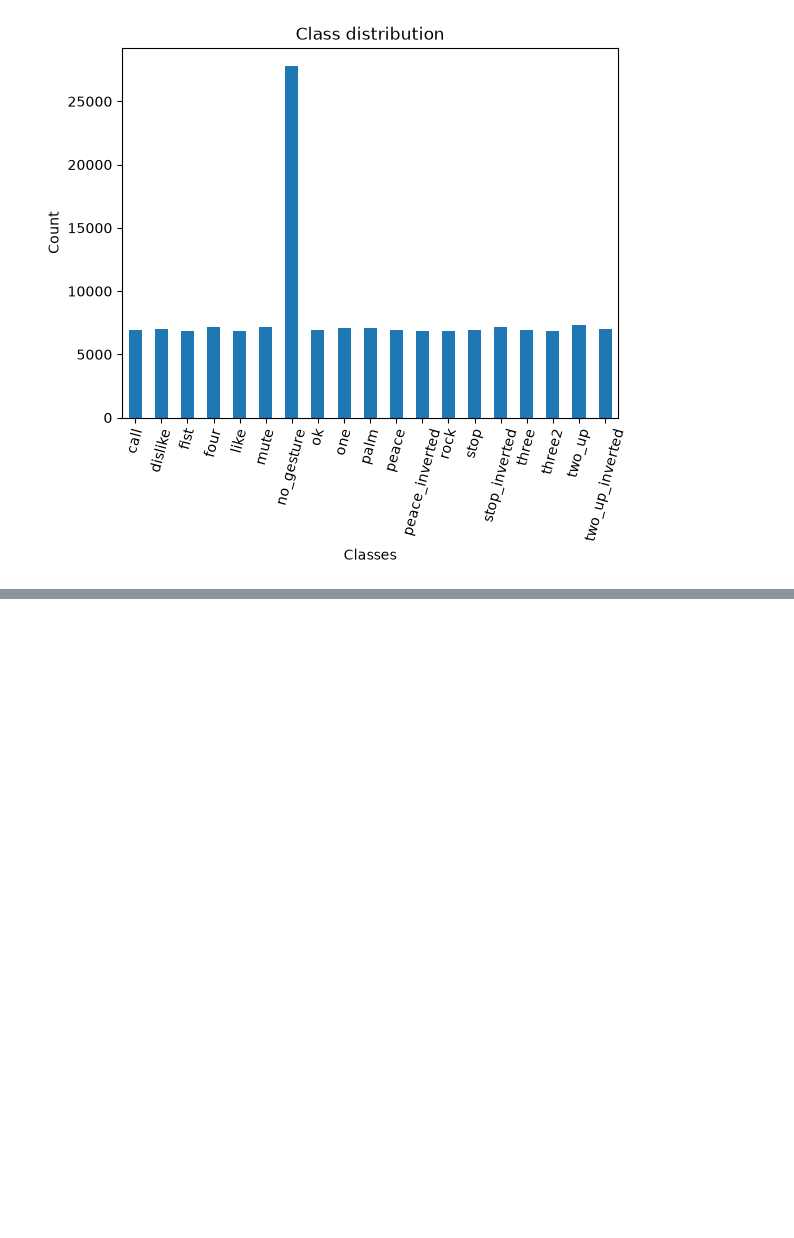
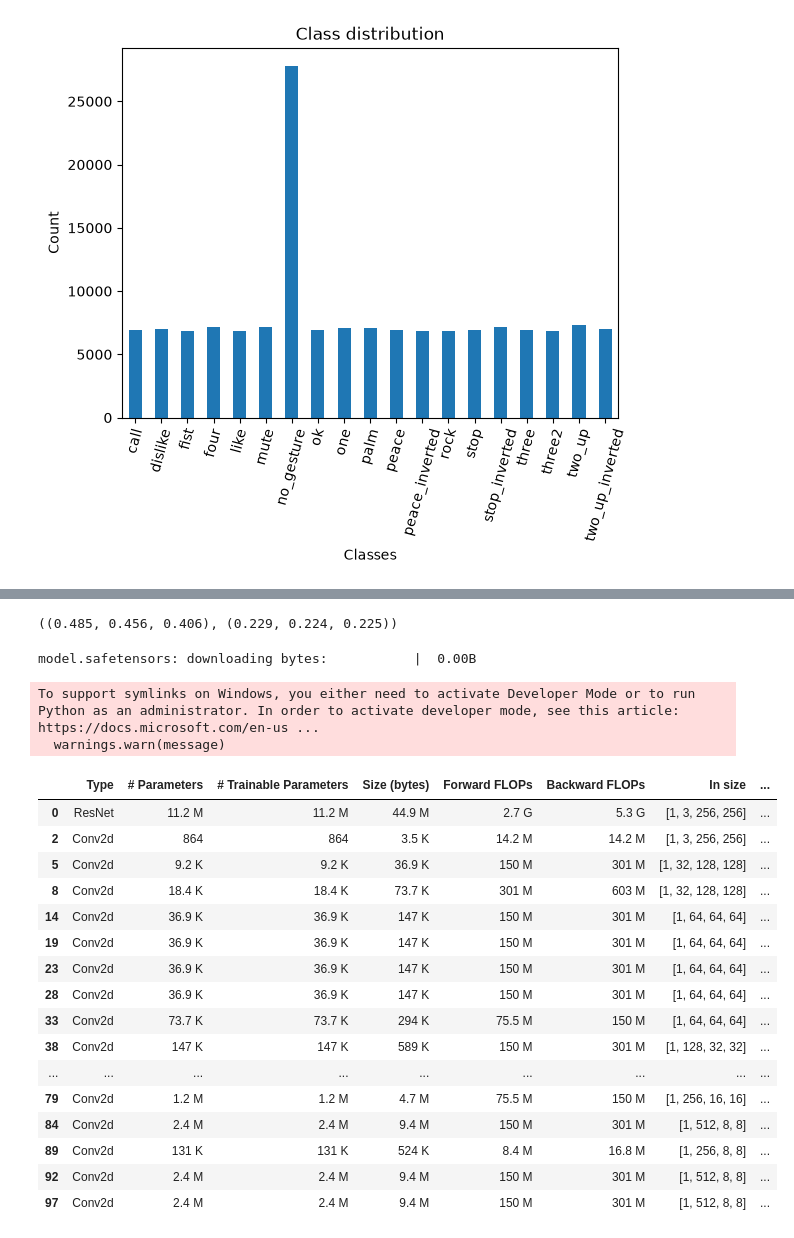
Before and after one commit to HarrisonWilliams123/Image-Classifier, a Jupyter notebook: imageclassifier.ipynb, the cells around one changed output, grey strips where cells are left out. Saved outputs shown, nothing was run; the diff lists cells and outputs as text; code cells hidden in the pictures; blank space fills up the shorter version.

```diff
--- a/imageclassifier.ipynb
+++ b/imageclassifier.ipynb
@@ -222,0 +298,52 @@ plt.show()
+# %%
+#Retrieve normalization statistics (mean and std) specific to the pretrained model
+mean, std = model_cfg['mean'], model_cfg['std']
+norm_stats = (mean, std)
+norm_stats
+# %% [output]
+((0.485, 0.456, 0.406), (0.229, 0.224, 0.225))
+# %%
+#Create a pretrained ResNet model with the number of output classes equal to the number of class names
+#'timm.create_model' function automatically downloads and initializes the pretrained weights
+model = timm.create_model(f'{base_model}.{version}', pretrained=True, num_classes=len(class_names))
+
+#Set the device and data type for the model
+model = model.to(device=device, dtype=dtype)
+
+#Add attributes to store the device and model name for later reference
+model.device = device
+model.name = f'{base_model}.{version}'
+# %% [output]
+model.safetensors: downloading bytes:           |  0.00B
+To support symlinks on Windows, you either need to activate Developer Mode or to run Python as an administrator. In order to activate developer mode, see this article: https://docs.microsoft.com/en-us ...
+  warnings.warn(message)
+# %%
+#Define the input to the model
+test_inp = torch.randn(1, 3, 256, 256).to(device)
+
+#Get a summary of the model as a Pandas DataFrame
+summary_df = markdown_to_pandas(f"{get_module_summary(model, [test_inp])}")
+
+#Filter the summary to only contain Conv2d layers and the model
+summary_df = summary_df[(summary_df.index == 0) | (summary_df['Type'] == 'Conv2d')]
+
+#Remove the column "Contains Uninitialized Parameters?"
+summary_df.drop('Contains Uninitialized Parameters?', axis=1)
+# %% [output]
+|  | Type | # Parameters | # Trainable Parameters | Size (bytes) | Forward FLOPs | Backward FLOPs | In size | ... |
+| 0 | ResNet | 11.2 M | 11.2 M | 44.9 M | 2.7 G | 5.3 G | [1, 3, 256, 256] | ... |
+| 2 | Conv2d | 864 | 864 | 3.5 K | 14.2 M | 14.2 M | [1, 3, 256, 256] | ... |
+| 5 | Conv2d | 9.2 K | 9.2 K | 36.9 K | 150 M | 301 M | [1, 32, 128, 128] | ... |
+| 8 | Conv2d | 18.4 K | 18.4 K | 73.7 K | 301 M | 603 M | [1, 32, 128, 128] | ... |
+| 14 | Conv2d | 36.9 K | 36.9 K | 147 K | 150 M | 301 M | [1, 64, 64, 64] | ... |
+| 19 | Conv2d | 36.9 K | 36.9 K | 147 K | 150 M | 301 M | [1, 64, 64, 64] | ... |
+| 23 | Conv2d | 36.9 K | 36.9 K | 147 K | 150 M | 301 M | [1, 64, 64, 64] | ... |
+| 28 | Conv2d | 36.9 K | 36.9 K | 147 K | 150 M | 301 M | [1, 64, 64, 64] | ... |
+| 33 | Conv2d | 73.7 K | 73.7 K | 294 K | 75.5 M | 150 M | [1, 64, 64, 64] | ... |
+| 38 | Conv2d | 147 K | 147 K | 589 K | 150 M | 301 M | [1, 128, 32, 32] | ... |
+| ... | ... | ... | ... | ... | ... | ... | ... | ... |
+| 79 | Conv2d | 1.2 M | 1.2 M | 4.7 M | 75.5 M | 150 M | [1, 256, 16, 16] | ... |
+| 84 | Conv2d | 2.4 M | 2.4 M | 9.4 M | 150 M | 301 M | [1, 512, 8, 8] | ... |
+| 89 | Conv2d | 131 K | 131 K | 524 K | 8.4 M | 16.8 M | [1, 256, 8, 8] | ... |
+| 92 | Conv2d | 2.4 M | 2.4 M | 9.4 M | 150 M | 301 M | [1, 512, 8, 8] | ... |
+| 97 | Conv2d | 2.4 M | 2.4 M | 9.4 M | 150 M | 301 M | [1, 512, 8, 8] | ... |
```
Also changed, not shown: parts of 8 cells of this notebook.
